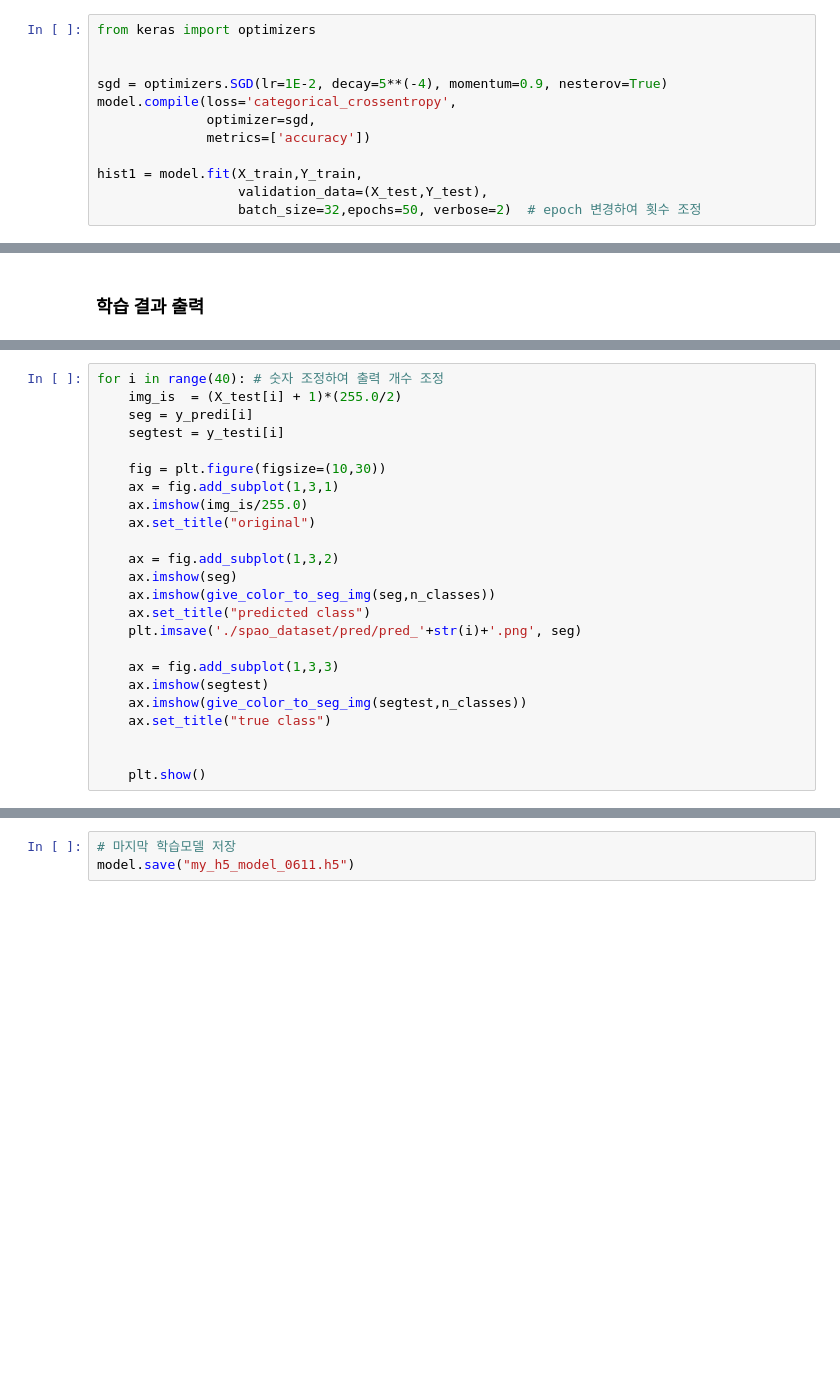
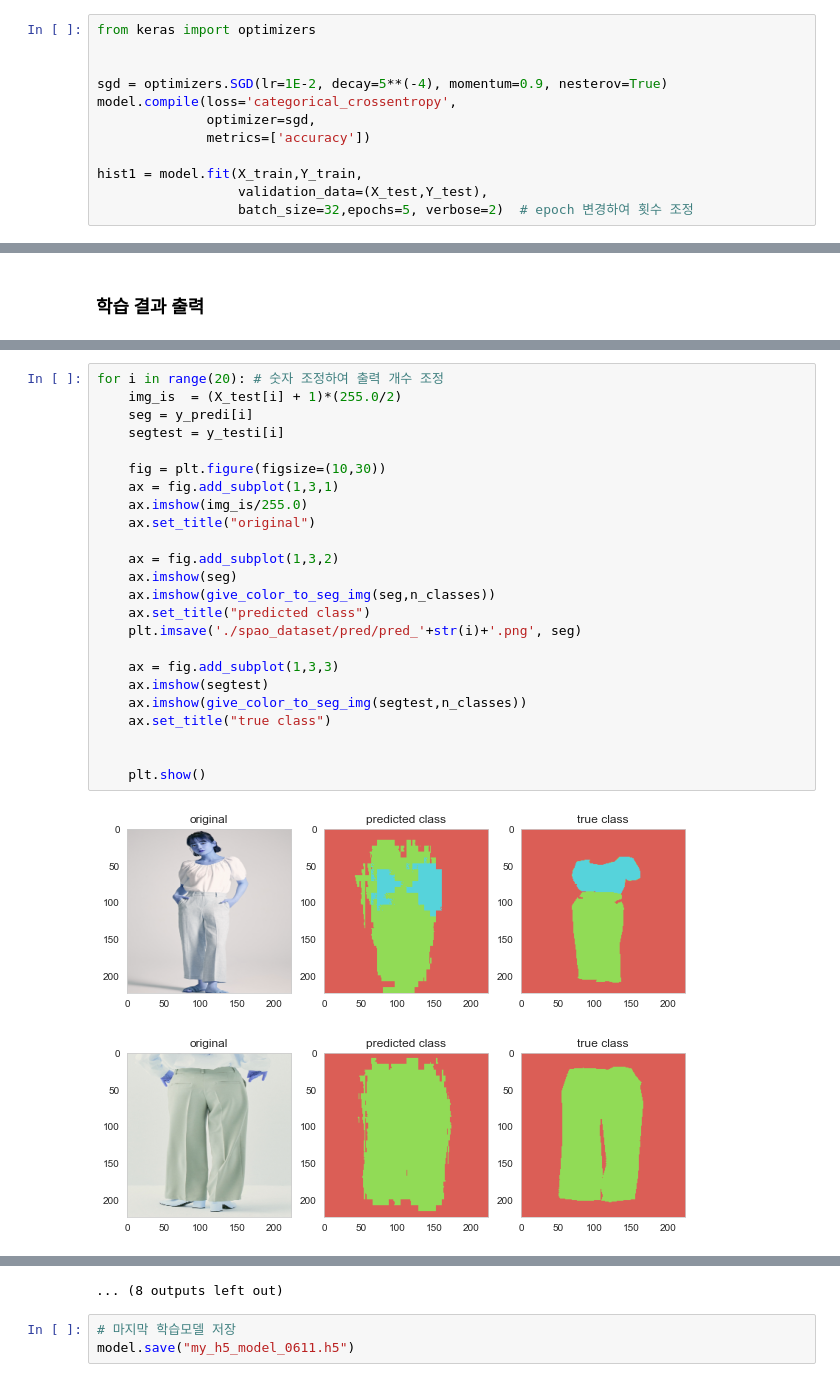
Before and after one commit to 18yjang/CLOR, a Jupyter notebook: C'LOR_Classification_Model.ipynb, the cells around one changed output, grey strips where cells are left out. Drawn from its saved outputs; the diff is of its cells as text; blank space fills up the shorter version.

```diff
--- a/C'LOR_Classification_Model.ipynb
+++ b/C'LOR_Classification_Model.ipynb
@@ -275,4 +318,4 @@ model.compile(loss='categorical_crossentropy',
 
 hist1 = model.fit(X_train,Y_train,
                   validation_data=(X_test,Y_test),
-                  batch_size=32,epochs=50, verbose=2)  # epoch 변경하여 횟수 조정
+                  batch_size=32,epochs=5, verbose=2)  # epoch 변경하여 횟수 조정
@@ -316,24 +381,27 @@ IoU(y_testi,y_predi)
 # %%
-for i in range(40): # 숫자 조정하여 출력 개수 조정
+for i in range(20): # 숫자 조정하여 출력 개수 조정
     img_is  = (X_test[i] + 1)*(255.0/2)
     seg = y_predi[i]
     segtest = y_testi[i]
 
     fig = plt.figure(figsize=(10,30))
     ax = fig.add_subplot(1,3,1)
     ax.imshow(img_is/255.0)
     ax.set_title("original")
 
     ax = fig.add_subplot(1,3,2)
     ax.imshow(seg)
     ax.imshow(give_color_to_seg_img(seg,n_classes))
     ax.set_title("predicted class")
     plt.imsave('./spao_dataset/pred/pred_'+str(i)+'.png', seg)
 
     ax = fig.add_subplot(1,3,3)
     ax.imshow(segtest)
     ax.imshow(give_color_to_seg_img(segtest,n_classes))
     ax.set_title("true class")
 
 
     plt.show()
+# %% [output]
+[figure, added]
+[figure, added]
@@ -340,3 +418,4 @@ for i in range(40): # 숫자 조정하여 출력 개수 조정
+... (8 outputs left out)
 # %%
 # 마지막 학습모델 저장
 model.save("my_h5_model_0611.h5")
```
Also changed, not shown: parts of 12 cells of this notebook.
